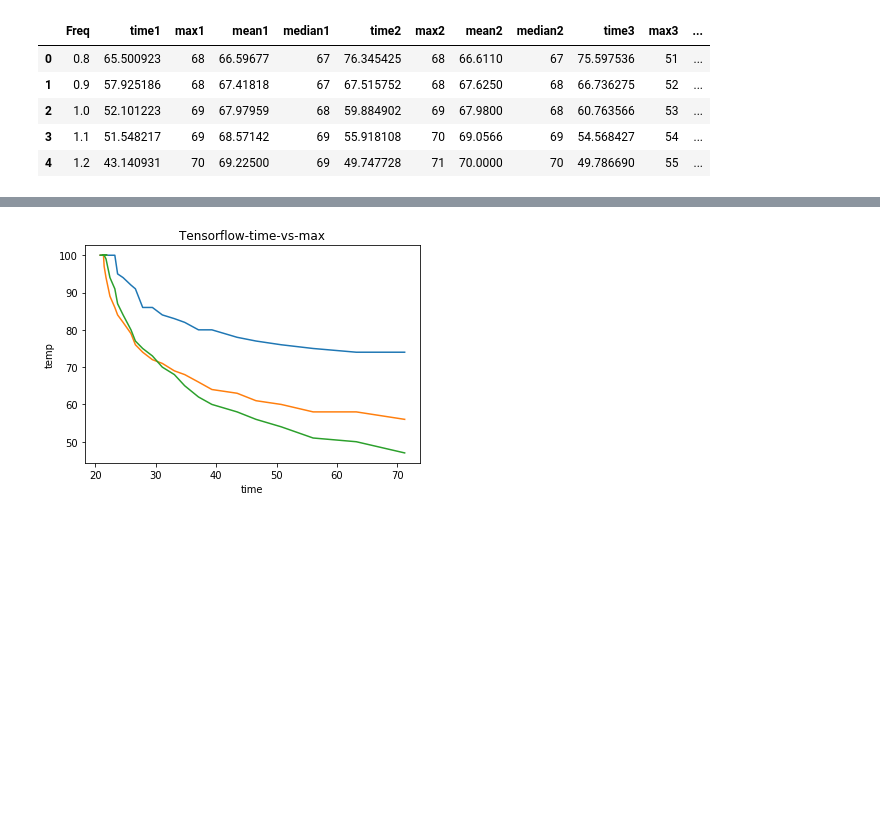
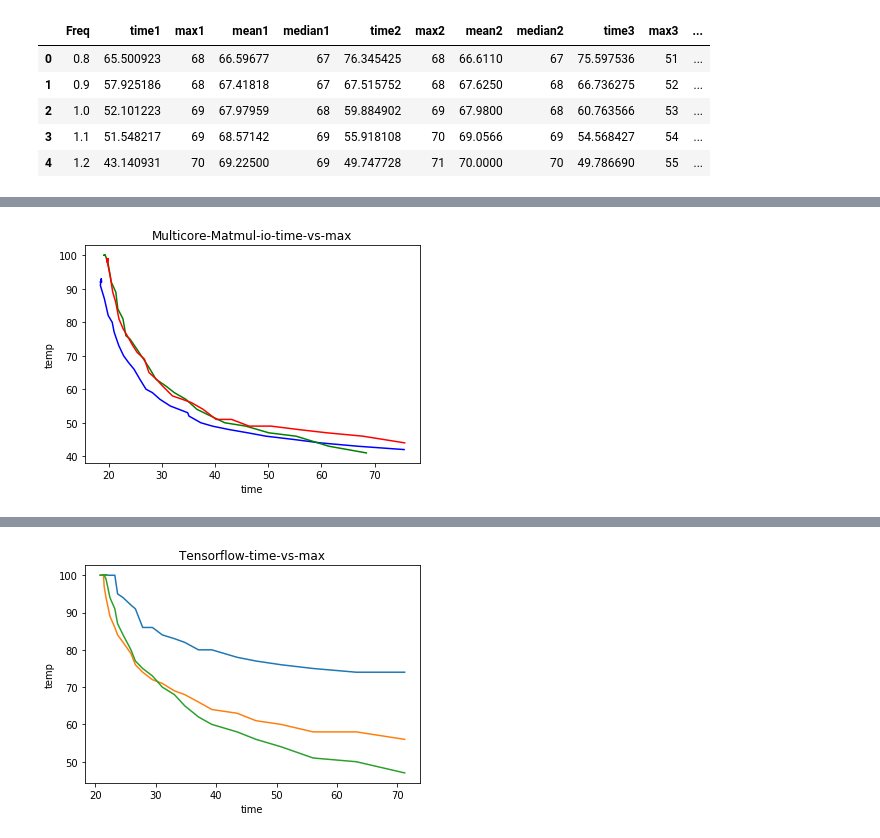
Before and after one commit to Heronalps/Sparta, a Jupyter notebook: micro-benchmarks/python/time-vs-max-plot.ipynb, the cells around one changed output, grey strips where cells are left out. Drawn from its saved outputs; the diff is of its cells as text; code cells hidden in the pictures; blank space fills up the shorter version.

```diff
--- a/micro-benchmarks/python/time-vs-max-plot.ipynb
+++ b/micro-benchmarks/python/time-vs-max-plot.ipynb
@@ -4,8 +6,11 @@ import pandas as pd
 # %%
 df_m = pd.read_csv("./time-vs-max.csv")
-df_t = pd.read_csv("./tensor-time-vs-max.csv")
 df_mm = pd.read_csv("./multicore-matmul.csv")
 df_m17 = pd.read_csv("./multicore-vs-tensorflow-1700.csv")
+
+df_t = pd.read_csv("./tensor-time-vs-max.csv")
+df_mio = pd.read_csv("./matmul_io.csv")
+df_mnist = pd.read_csv("./mnist.csv")
 # %%
 df_m17.head()
 # %% [output]
@@ -36,9 +81,13 @@ df_mm.head()
 # %%
-def plot_three(df, header1, header2, header3):
+def plot_three_diff(df1, df2, df3, header1, header2, header3):
     fig = plt.figure()
-    plt.plot(df['time1'], df[header1], color="C0")
-    plt.plot(df['time1'], df[header2], color="C1")
-    plt.plot(df['time1'], df[header3], color="C2")
+    plt.plot(df1['time3'], df1[header1], color="b")
+    plt.plot(df2['time3'], df2[header2], color="g")
+    plt.plot(df3['time4'], df3[header3], color="r")
     plt.xlabel("time")
     plt.ylabel("temp")
-    plt.title("Tensorflow-time-vs-max")
+    plt.title("Multicore-Matmul-io-time-vs-max")
+# %%
+plot_three_diff(df_mio, df_t, df_mnist, "max1","max1","max1")
+# %% [output]
+[figure, added]
```
Also changed, not shown: parts of 37 cells of this notebook, 6 other files.
